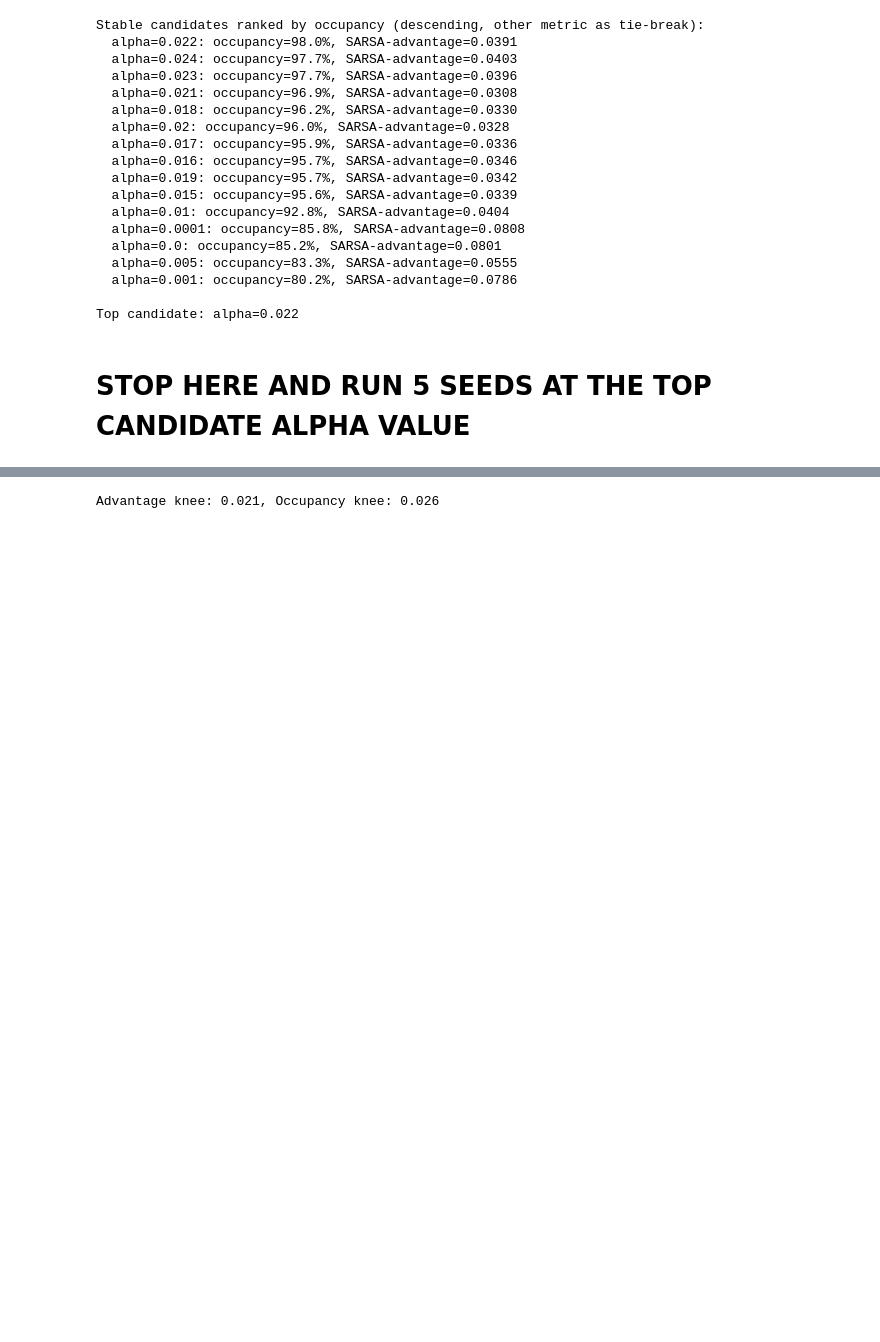
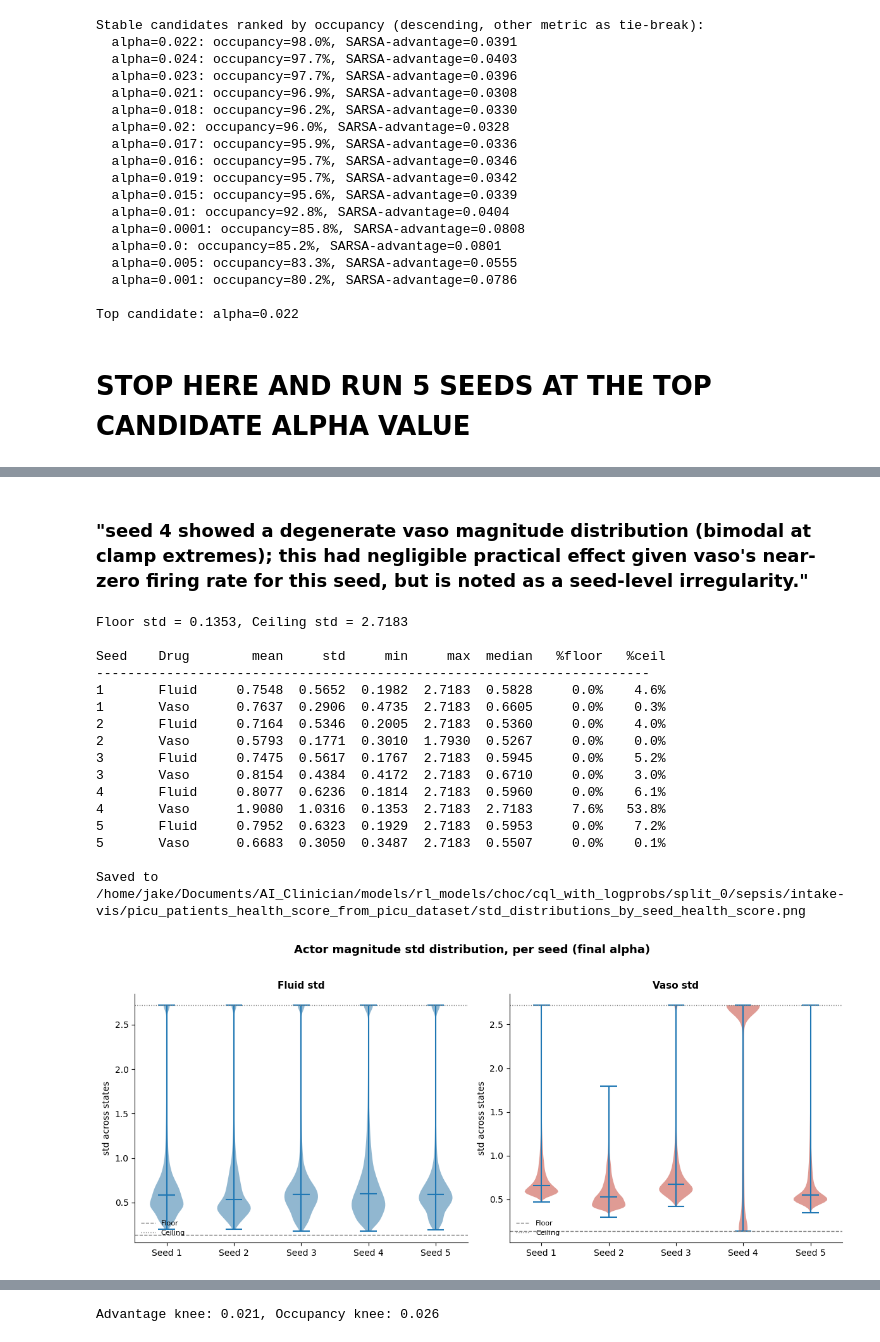
Before and after one commit to jakeormond/ai_clinician_pediatric_rl, a Jupyter notebook: src/rl/evaluate_cql_alpha_sweep.ipynb, the cells around one changed output, grey strips where cells are left out. Saved outputs shown, nothing was run; the diff lists cells and outputs as text; code cells hidden in the pictures; blank space fills up the shorter version.

Commit message:
analysing final 5 seeds

```diff
--- a/src/rl/evaluate_cql_alpha_sweep.ipynb
+++ b/src/rl/evaluate_cql_alpha_sweep.ipynb
@@ -779,12 +776,0 @@ Top candidate: alpha=0.022
-# %%
-results_health_score_stochastic, fig_health_score_stochastic = eval_cql.run_alpha_sweep_analysis(
-    cql_health_score_by_alpha,
-    processors['val'],
-    basic_q_health_score_models,
-    val_health_score,
-    training_actions,
-    training_health_score,
-    n_severity_bins=200,
-    stochastic=True,
-    save_path=os.path.join(cql_model_dir, "cql_alpha_sweep_health_score_stochastic.png"),
-)
@@ -809,0 +777,16 @@ Saved to /home/jake/Documents/AI_Clinician/models/rl_models/choc/cql_with_logpro
+# %%
+cql_health_score_fixed_alpha_model_dir = os.path.join(cql_model_dir, "health_score_change_only", "fixed_alpha")
+cql_health_score_fixed_alpha_model_dirs = eval_cql.get_model_dirs(cql_health_score_fixed_alpha_model_dir)
+
+cql_health_score_fixed_alpha_models = []
+for model_dir in cql_health_score_fixed_alpha_model_dirs:
+    # load health score sarsa model
+    health_score_actor, health_score_critic, health_score_config_manager, health_score_hyperparams = \
+        etm.load_actor_and_critic(
+            model_dir=model_dir, model_type = 'cql', state_dim=state_dim,
+        )
+
+    # print cql value for this model
+    print(f"Loaded CQL health-score model from {model_dir}, cql_alpha={health_score_hyperparams['cql_alpha']}")
+
+    cql_health_score_fixed_alpha_models.append((health_score_actor, health_score_critic, health_score_config_manager, health_score_hyperparams))
@@ -809,0 +811,27 @@ Saved to /home/jake/Documents/AI_Clinician/models/rl_models/choc/cql_with_logpro
+# %% [markdown]
+### "seed 4 showed a degenerate vaso magnitude distribution (bimodal at clamp extremes); this had negligible practical effect given vaso's near-zero firing rate for this seed, but is noted as a seed-level irregularity."
+# %%
+fig = std_check.plot_std_distributions_by_seed(
+    cql_health_score_fixed_alpha_models,
+    processors['test'],
+    save_path=os.path.join(cql_model_dir, "std_distributions_by_seed_health_score.png"),
+)
+fig
+# %% [output]
+Floor std = 0.1353, Ceiling std = 2.7183
+
+Seed    Drug        mean     std     min     max  median   %floor   %ceil
+-----------------------------------------------------------------------
+1       Fluid     0.7548  0.5652  0.1982  2.7183  0.5828     0.0%    4.6%
+1       Vaso      0.7637  0.2906  0.4735  2.7183  0.6605     0.0%    0.3%
+2       Fluid     0.7164  0.5346  0.2005  2.7183  0.5360     0.0%    4.0%
+2       Vaso      0.5793  0.1771  0.3010  1.7930  0.5267     0.0%    0.0%
+3       Fluid     0.7475  0.5617  0.1767  2.7183  0.5945     0.0%    5.2%
+3       Vaso      0.8154  0.4384  0.4172  2.7183  0.6710     0.0%    3.0%
+4       Fluid     0.8077  0.6236  0.1814  2.7183  0.5960     0.0%    6.1%
+4       Vaso      1.9080  1.0316  0.1353  2.7183  2.7183     7.6%   53.8%
+5       Fluid     0.7952  0.6323  0.1929  2.7183  0.5953     0.0%    7.2%
+5       Vaso      0.6683  0.3050  0.3487  2.7183  0.5507     0.0%    0.1%
+
+Saved to /home/jake/Documents/AI_Clinician/models/rl_models/choc/cql_with_logprobs/split_0/sepsis/intake-vis/picu_patients_health_score_from_picu_dataset/std_distributions_by_seed_health_score.png
+[figure, added]
```
Also changed, not shown: parts of 6 cells of this notebook, 1 other file.
